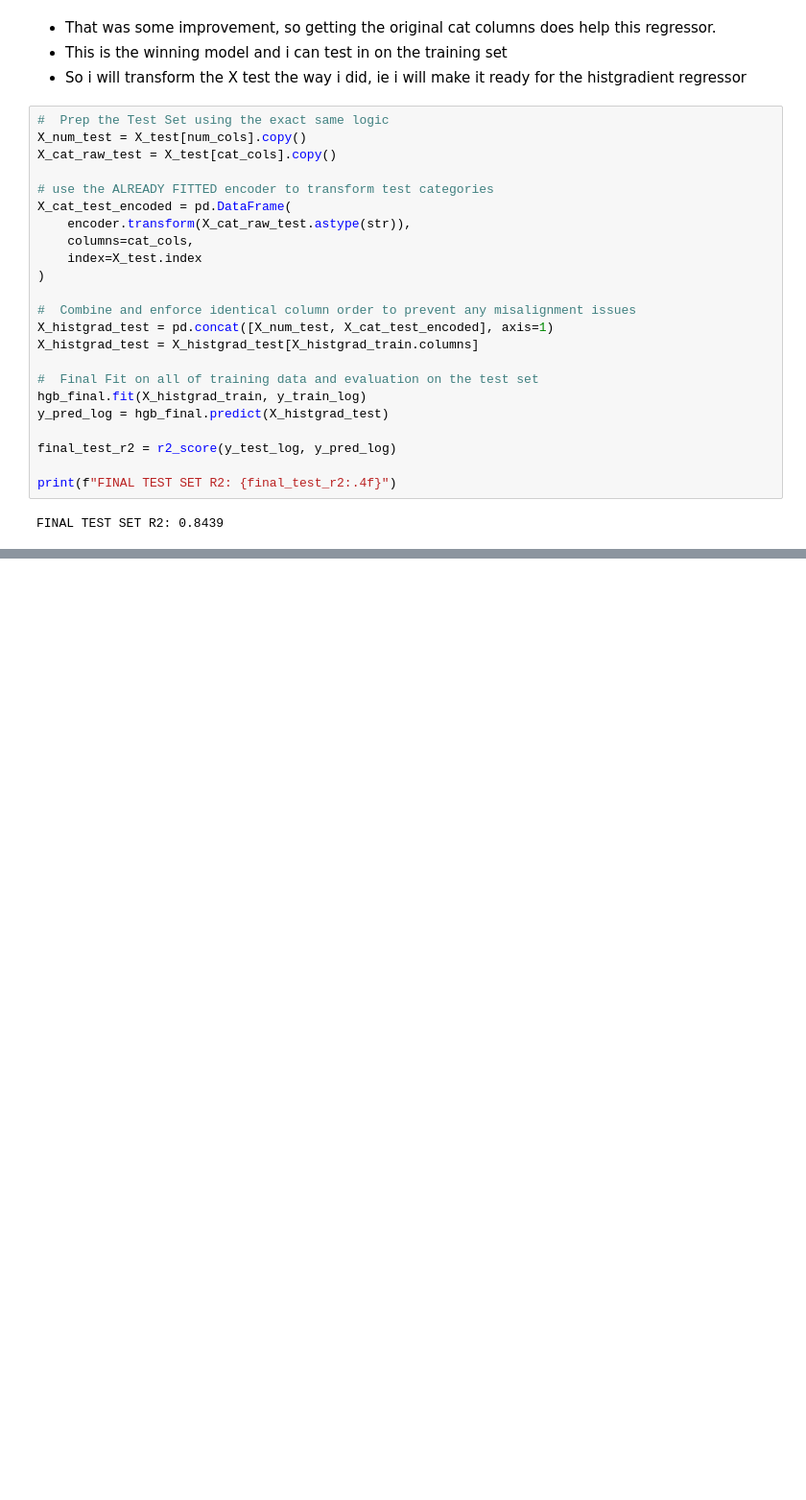
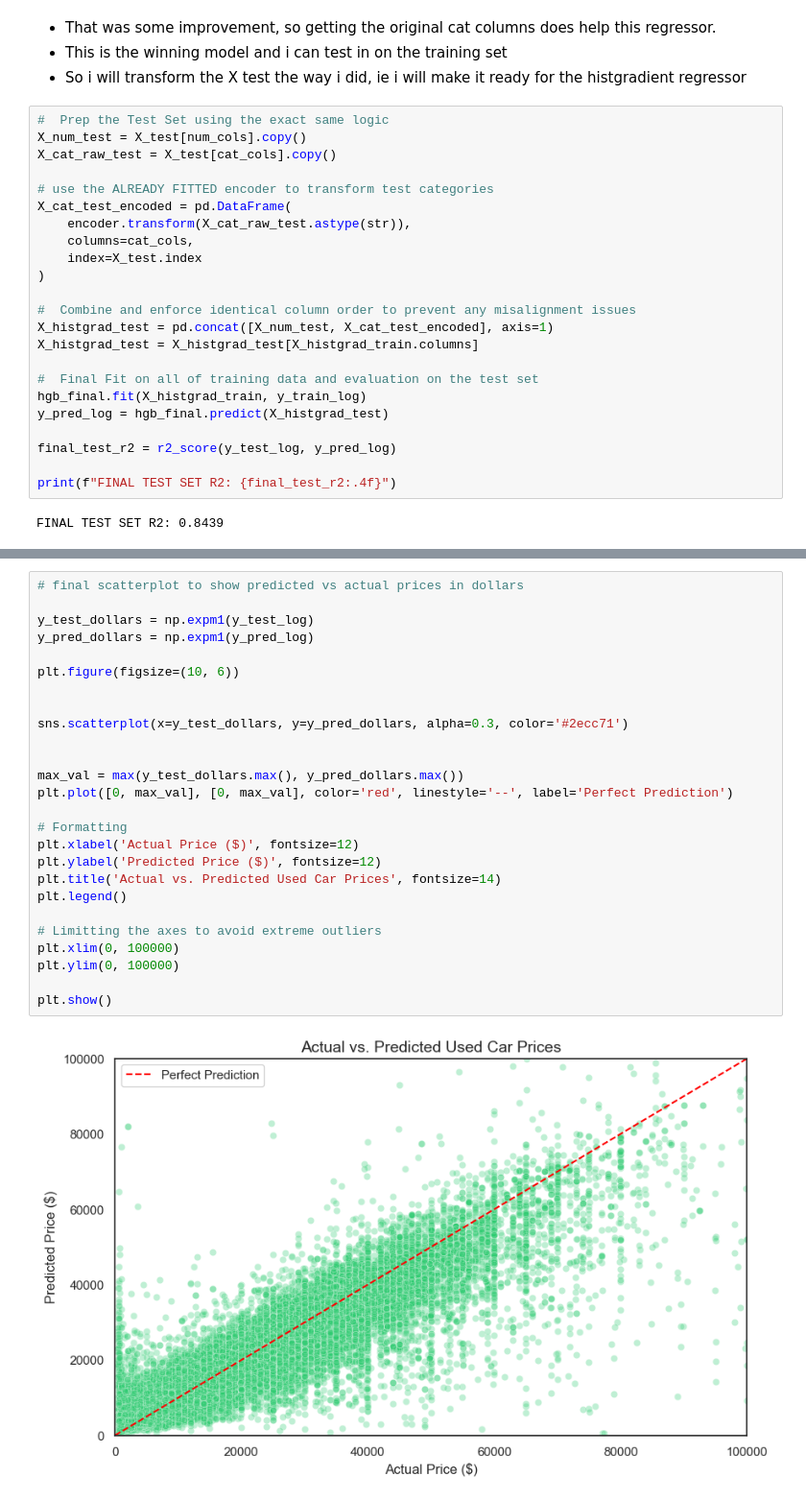
Before and after one commit to Claudy444/ML-Regression-Used-Cars, a Jupyter notebook: Notebooks/main.ipynb, the cells around one changed output, grey strips where cells are left out. Shown at 96% size. Drawn from its saved outputs; the diff is of its cells as text; blank space fills up the shorter version.

```diff
--- a/Notebooks/main.ipynb
+++ b/Notebooks/main.ipynb
@@ -1161,0 +1172,28 @@ FINAL TEST SET R2: 0.8439
+# %%
+# final scatterplot to show predicted vs actual prices in dollars
+
+y_test_dollars = np.expm1(y_test_log)
+y_pred_dollars = np.expm1(y_pred_log)
+
+plt.figure(figsize=(10, 6))
+
+
+sns.scatterplot(x=y_test_dollars, y=y_pred_dollars, alpha=0.3, color='#2ecc71')
+
+
+max_val = max(y_test_dollars.max(), y_pred_dollars.max())
+plt.plot([0, max_val], [0, max_val], color='red', linestyle='--', label='Perfect Prediction')
+
+# Formatting
+plt.xlabel('Actual Price ($)', fontsize=12)
+plt.ylabel('Predicted Price ($)', fontsize=12)
+plt.title('Actual vs. Predicted Used Car Prices', fontsize=14)
+plt.legend()
+
+# Limitting the axes to avoid extreme outliers
+plt.xlim(0, 100000)
+plt.ylim(0, 100000)
+
+plt.show()
+# %% [output]
+[figure, added]
```
Also changed, not shown: parts of 1 cell of this notebook, 1 other file.
